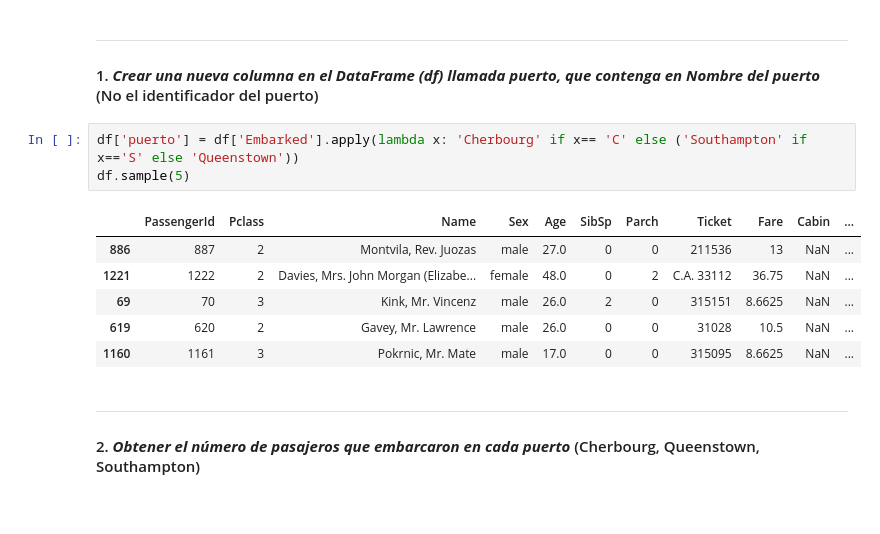
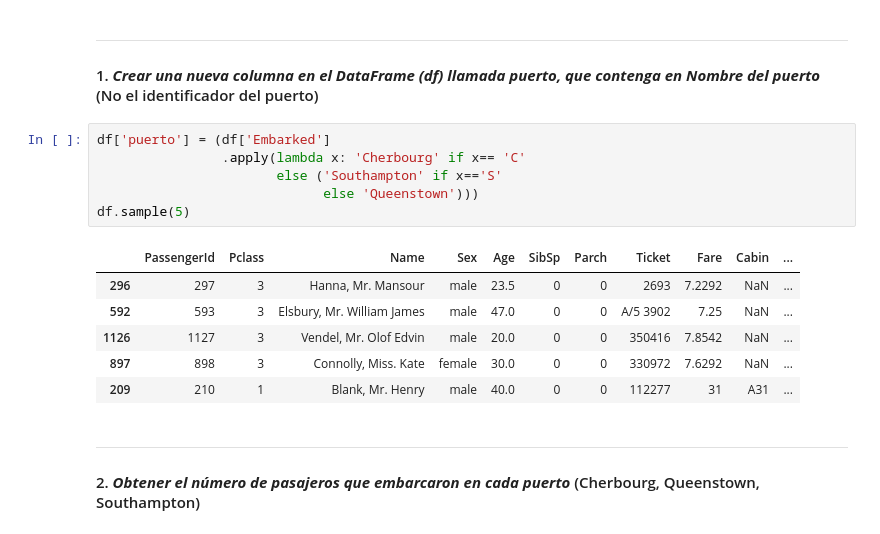
Before and after one commit to RicardoMoya/Data_Science_Introduction_With_Python, a Jupyter notebook: Ejercicios_Resueltos/08_Ejercicio1_EDA_Titanic_RESUELTO.ipynb, the cells around one changed output. Cells and saved outputs as stored; diff of their text form.

```diff
--- a/Ejercicios_Resueltos/08_Ejercicio1_EDA_Titanic_RESUELTO.ipynb
+++ b/Ejercicios_Resueltos/08_Ejercicio1_EDA_Titanic_RESUELTO.ipynb
@@ -71,15 +71,18 @@ df.sample(5)
 
 #### 1. ***Crear una nueva columna en el DataFrame (df) llamada puerto, que contenga en Nombre del puerto*** (No el identificador del puerto)
 # %%
-df['puerto'] = df['Embarked'].apply(lambda x: 'Cherbourg' if x== 'C' else ('Southampton' if x=='S' else 'Queenstown'))
+df['puerto'] = (df['Embarked']
+                .apply(lambda x: 'Cherbourg' if x== 'C'
+                       else ('Southampton' if x=='S'
+                             else 'Queenstown')))
 df.sample(5)
 # %% [output]
 |  | PassengerId | Pclass | Name | Sex | Age | SibSp | Parch | Ticket | Fare | Cabin | ... |
-| 886 | 887 | 2 | Montvila, Rev. Juozas | male | 27.0 | 0 | 0 | 211536 | 13 | NaN | ... |
-| 1221 | 1222 | 2 | Davies, Mrs. John Morgan (Elizabe... | female | 48.0 | 0 | 2 | C.A. 33112 | 36.75 | NaN | ... |
-| 69 | 70 | 3 | Kink, Mr. Vincenz | male | 26.0 | 2 | 0 | 315151 | 8.6625 | NaN | ... |
-| 619 | 620 | 2 | Gavey, Mr. Lawrence | male | 26.0 | 0 | 0 | 31028 | 10.5 | NaN | ... |
-| 1160 | 1161 | 3 | Pokrnic, Mr. Mate | male | 17.0 | 0 | 0 | 315095 | 8.6625 | NaN | ... |
+| 296 | 297 | 3 | Hanna, Mr. Mansour | male | 23.5 | 0 | 0 | 2693 | 7.2292 | NaN | ... |
+| 592 | 593 | 3 | Elsbury, Mr. William James | male | 47.0 | 0 | 0 | A/5 3902 | 7.25 | NaN | ... |
+| 1126 | 1127 | 3 | Vendel, Mr. Olof Edvin | male | 20.0 | 0 | 0 | 350416 | 7.8542 | NaN | ... |
+| 897 | 898 | 3 | Connolly, Miss. Kate | female | 30.0 | 0 | 0 | 330972 | 7.6292 | NaN | ... |
+| 209 | 210 | 1 | Blank, Mr. Henry | male | 40.0 | 0 | 0 | 112277 | 31 | A31 | ... |
 # %% [markdown]
 <hr>
 
```
Also changed, not shown: parts of 8 cells of this notebook, 1 other file.
